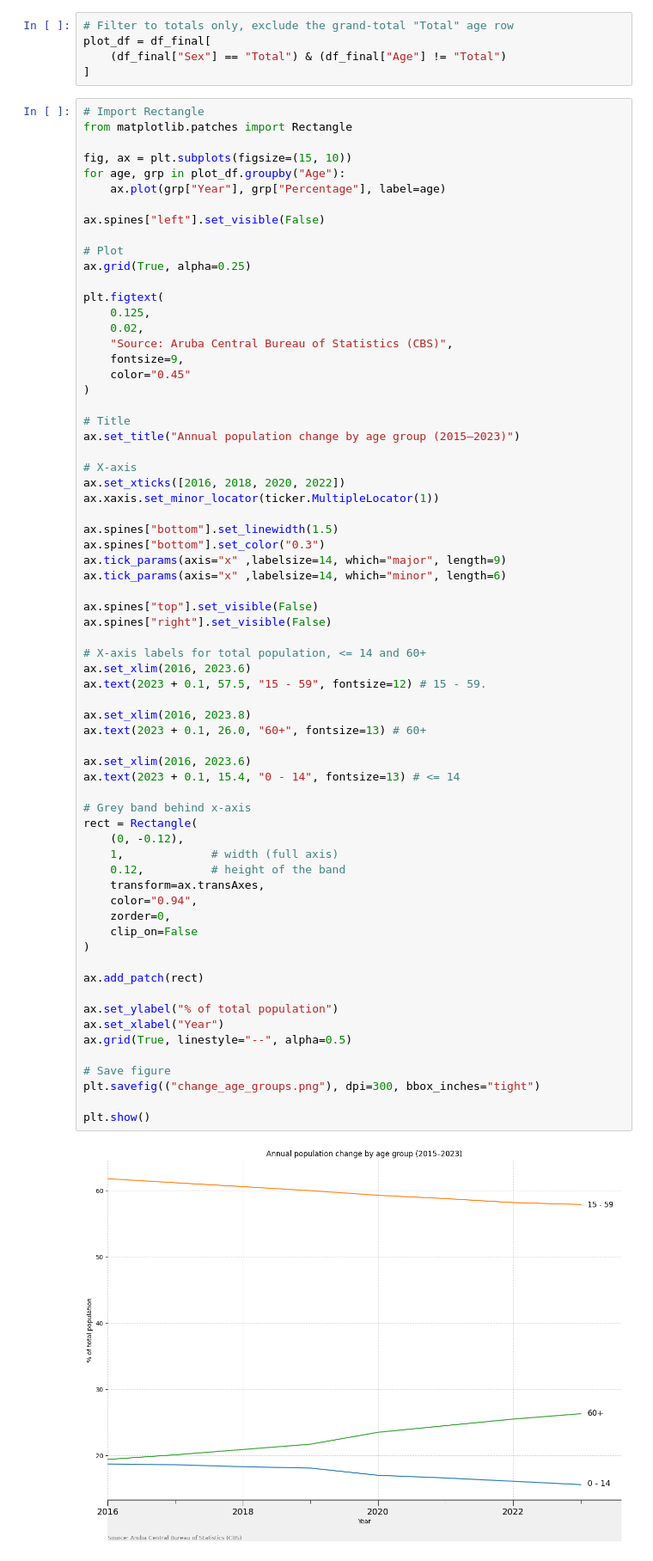
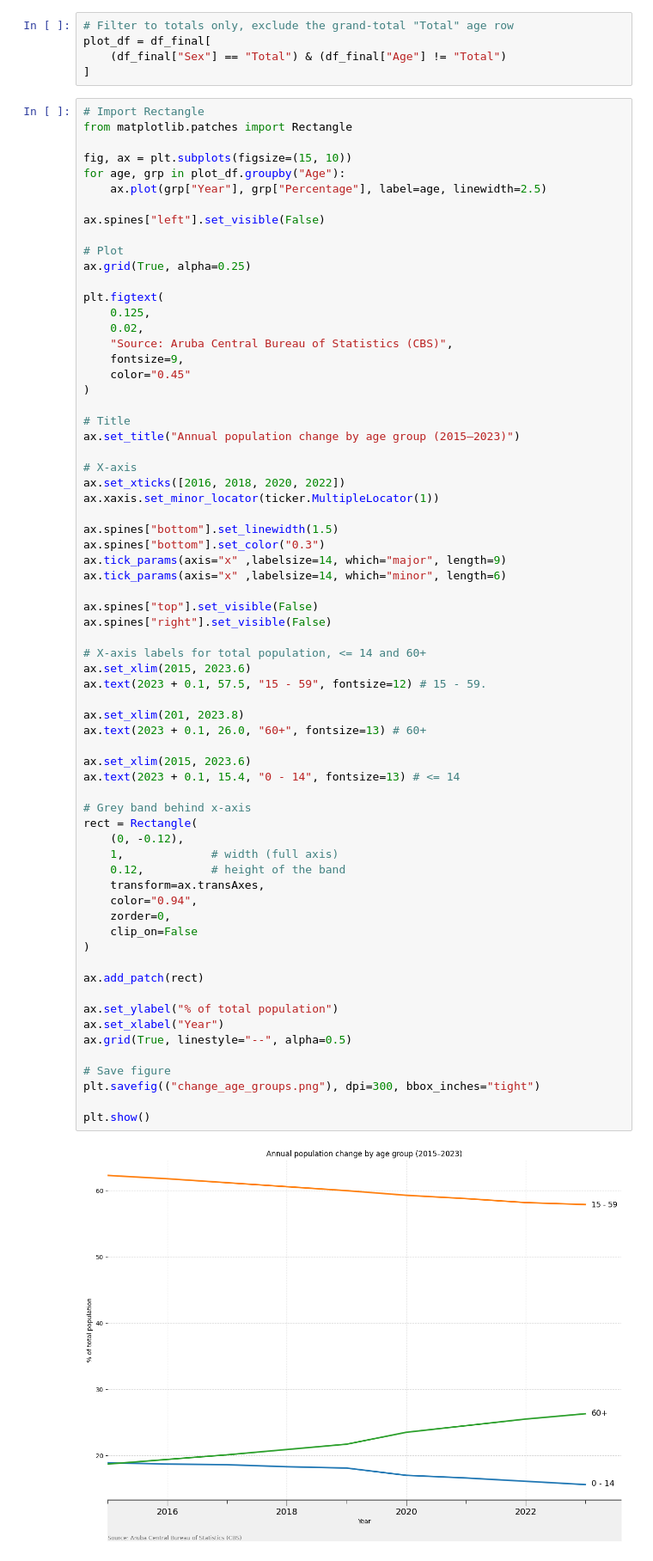
Before and after one commit to GirelliG-it/aruba_population_analyses, a Jupyter notebook: notebooks/Pop_change_per_age_group.ipynb, the cells around one changed output. Shown at 86% size. Saved outputs shown, nothing was run; the diff lists cells and outputs as text.

```diff
--- a/notebooks/Pop_change_per_age_group.ipynb
+++ b/notebooks/Pop_change_per_age_group.ipynb
@@ -224,7 +224,7 @@ from matplotlib.patches import Rectangle
 
 fig, ax = plt.subplots(figsize=(15, 10))
 for age, grp in plot_df.groupby("Age"):
-    ax.plot(grp["Year"], grp["Percentage"], label=age)
+    ax.plot(grp["Year"], grp["Percentage"], label=age, linewidth=2.5)
 
 ax.spines["left"].set_visible(False)
 
@@ -255,35 +255,35 @@ ax.spines["top"].set_visible(False)
 ax.spines["right"].set_visible(False)
 
 # X-axis labels for total population, <= 14 and 60+
-ax.set_xlim(2016, 2023.6)
+ax.set_xlim(2015, 2023.6)
 ax.text(2023 + 0.1, 57.5, "15 - 59", fontsize=12) # 15 - 59.
 
-ax.set_xlim(2016, 2023.8)
+ax.set_xlim(201, 2023.8)
 ax.text(2023 + 0.1, 26.0, "60+", fontsize=13) # 60+
 
-ax.set_xlim(2016, 2023.6)
+ax.set_xlim(2015, 2023.6)
 ax.text(2023 + 0.1, 15.4, "0 - 14", fontsize=13) # <= 14
 
 # Grey band behind x-axis
 rect = Rectangle(
     (0, -0.12),
     1,             # width (full axis)
     0.12,          # height of the band
     transform=ax.transAxes,
     color="0.94",
     zorder=0,
     clip_on=False
 )
 
 ax.add_patch(rect)
 
 ax.set_ylabel("% of total population")
 ax.set_xlabel("Year")
 ax.grid(True, linestyle="--", alpha=0.5)
 
 # Save figure
 plt.savefig(("change_age_groups.png"), dpi=300, bbox_inches="tight")
 
 plt.show()
 # %% [output]
-[figure, old version]
+[figure, new version]
```
Also changed, not shown: 3 other files.
